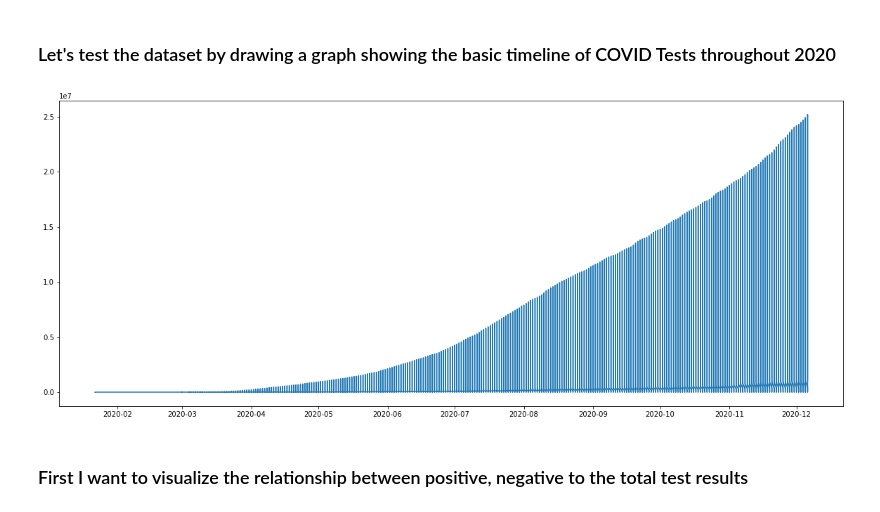
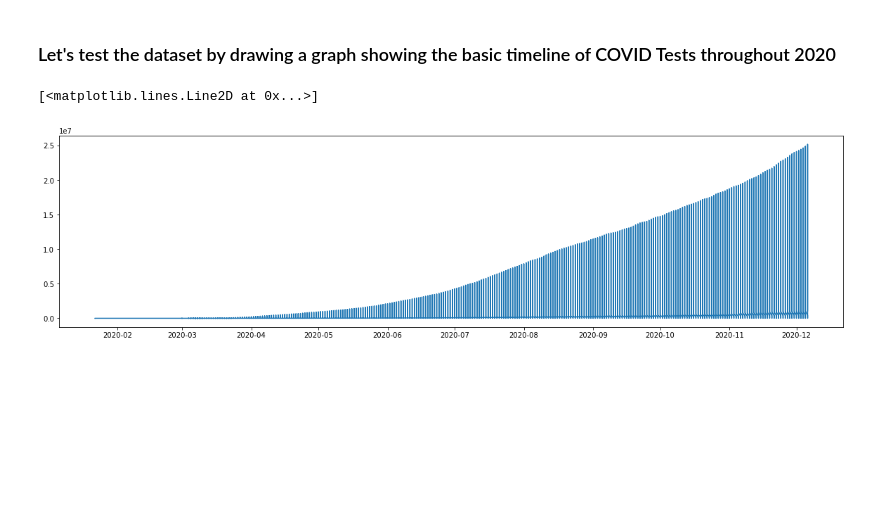
Before and after one commit to gianmillare/Covid-19-US-Analysis, a Jupyter notebook: COVID-19 Analysis.ipynb, the cells around one changed output. Saved outputs shown, nothing was run; the diff lists cells and outputs as text; code cells hidden in the pictures; blank space fills up the shorter version.

```diff
--- a/COVID-19 Analysis.ipynb
+++ b/COVID-19 Analysis.ipynb
@@ -65,9 +65,8 @@ covid.head()
 # %% [markdown]
 ### Let's test the dataset by drawing a graph showing the basic timeline of COVID Tests throughout 2020
 # %%
+plt.figure(figsize=(20,5))
 plt.plot(covid['date'], covid['totalTestResults'])
-plt.rcParams["figure.figsize"] = (8, 20)
 # %% [output]
+[<matplotlib.lines.Line2D at 0x...>]
-[figure, old version]
+[figure, new version]
-# %% [markdown]
-### First I want to visualize the relationship between positive, negative to the total test results
```
Also changed, not shown: parts of 3 cells of this notebook.
